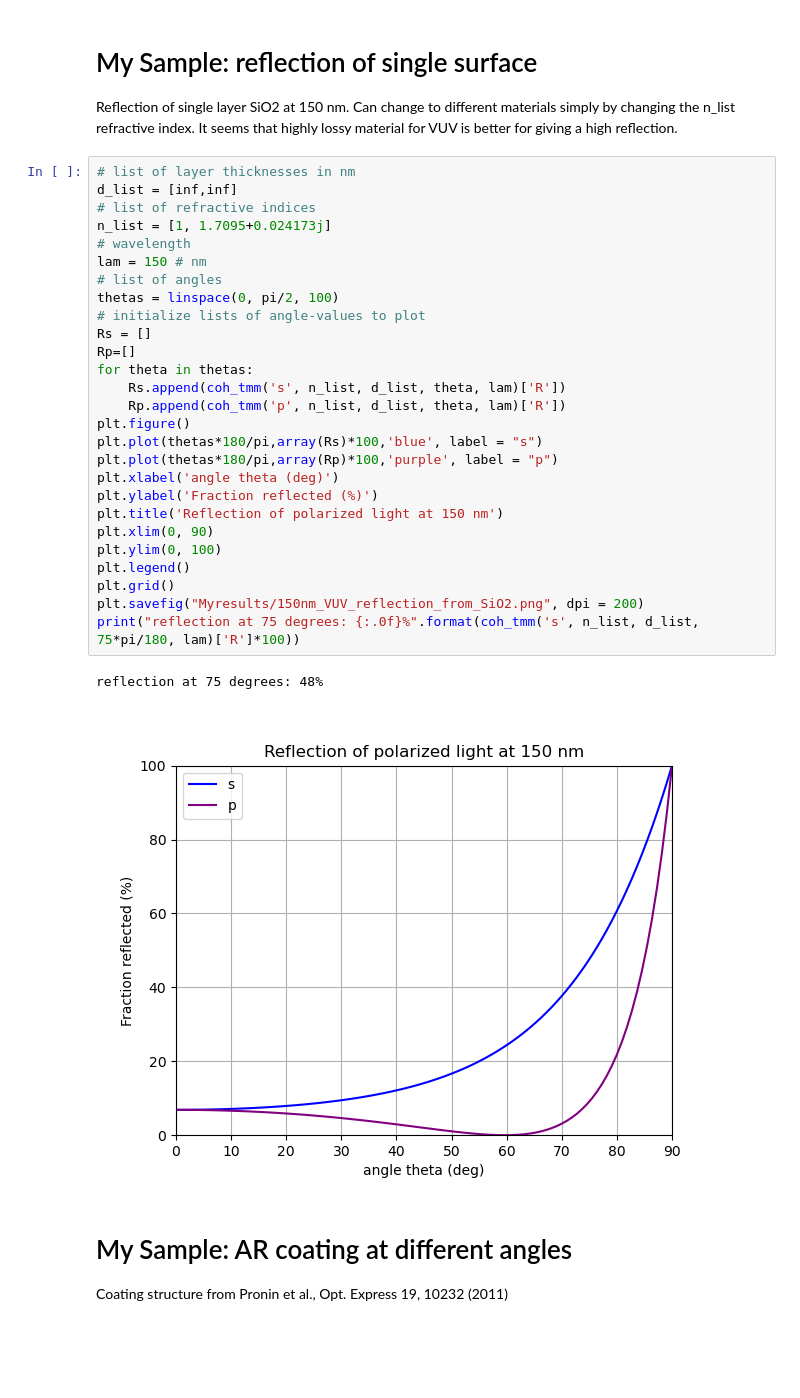
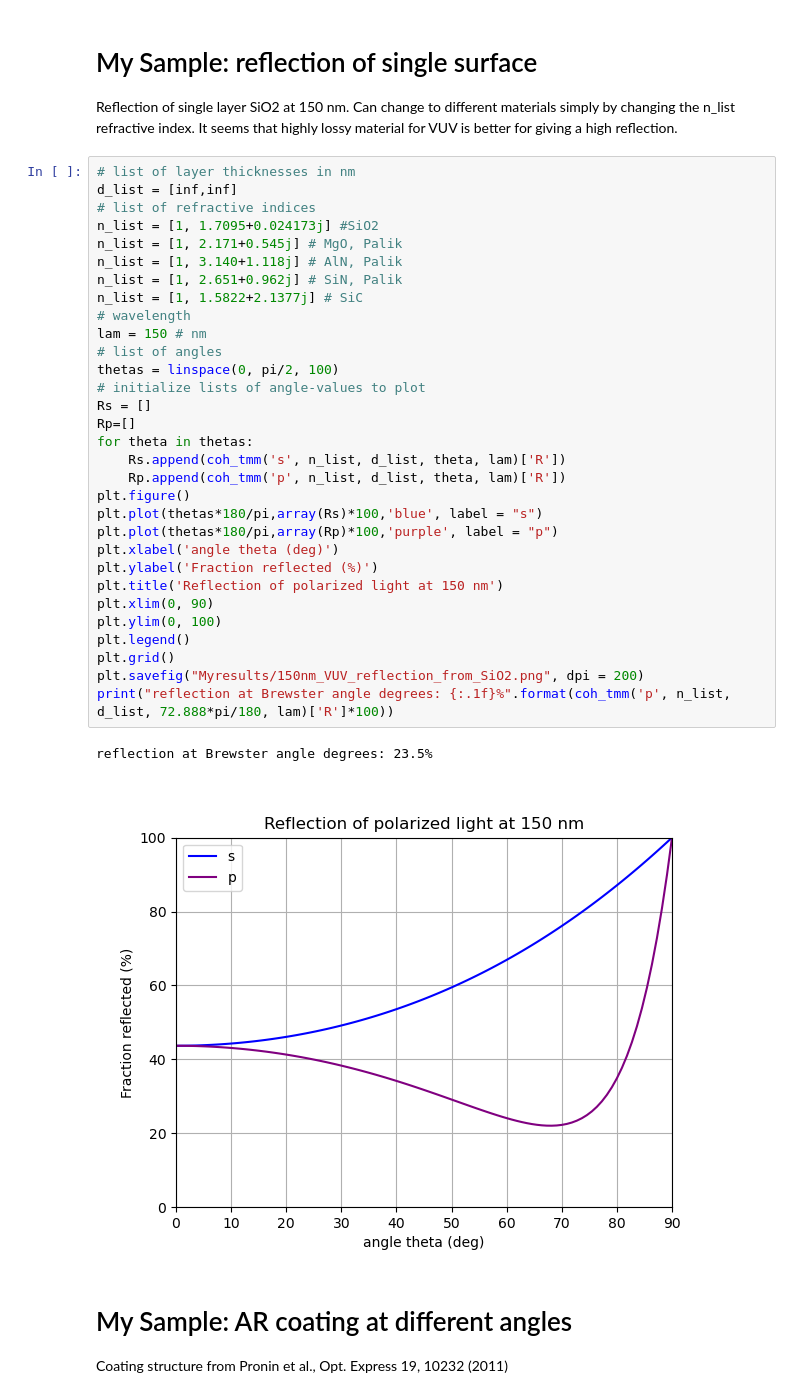
Before and after one commit to zhangck13/tmm, a Jupyter notebook: examples.ipynb, the cells around one changed output. Cells and saved outputs as stored; diff of their text form; blank space fills up the shorter version.

```diff
--- a/examples.ipynb
+++ b/examples.ipynb
@@ -265,33 +265,37 @@ Reflection of single layer SiO2 at 150 nm. Can change to different materials sim
 # %%
 # list of layer thicknesses in nm
 d_list = [inf,inf]
 # list of refractive indices
-n_list = [1, 1.7095+0.024173j]
+n_list = [1, 1.7095+0.024173j] #SiO2
+n_list = [1, 2.171+0.545j] # MgO, Palik
+n_list = [1, 3.140+1.118j] # AlN, Palik
+n_list = [1, 2.651+0.962j] # SiN, Palik
+n_list = [1, 1.5822+2.1377j] # SiC
 # wavelength
 lam = 150 # nm
 # list of angles
 thetas = linspace(0, pi/2, 100)
 # initialize lists of angle-values to plot
 Rs = []
 Rp=[]
 for theta in thetas:
     Rs.append(coh_tmm('s', n_list, d_list, theta, lam)['R'])
     Rp.append(coh_tmm('p', n_list, d_list, theta, lam)['R'])
 plt.figure()
 plt.plot(thetas*180/pi,array(Rs)*100,'blue', label = "s")
 plt.plot(thetas*180/pi,array(Rp)*100,'purple', label = "p")
 plt.xlabel('angle theta (deg)')
 plt.ylabel('Fraction reflected (%)')
 plt.title('Reflection of polarized light at 150 nm')
 plt.xlim(0, 90)
 plt.ylim(0, 100)
 plt.legend()
 plt.grid()
 plt.savefig("Myresults/150nm_VUV_reflection_from_SiO2.png", dpi = 200)
-print("reflection at 75 degrees: {:.0f}%".format(coh_tmm('s', n_list, d_list, 75*pi/180, lam)['R']*100))
+print("reflection at Brewster angle degrees: {:.1f}%".format(coh_tmm('p', n_list, d_list, 72.888*pi/180, lam)['R']*100))
 # %% [output]
-reflection at 75 degrees: 48%
+reflection at Brewster angle degrees: 23.5%
-[figure, old version]
+[figure, new version]
 # %% [markdown]
 # My Sample: AR coating at different angles
 
```
Also changed, not shown: 2 other files.
